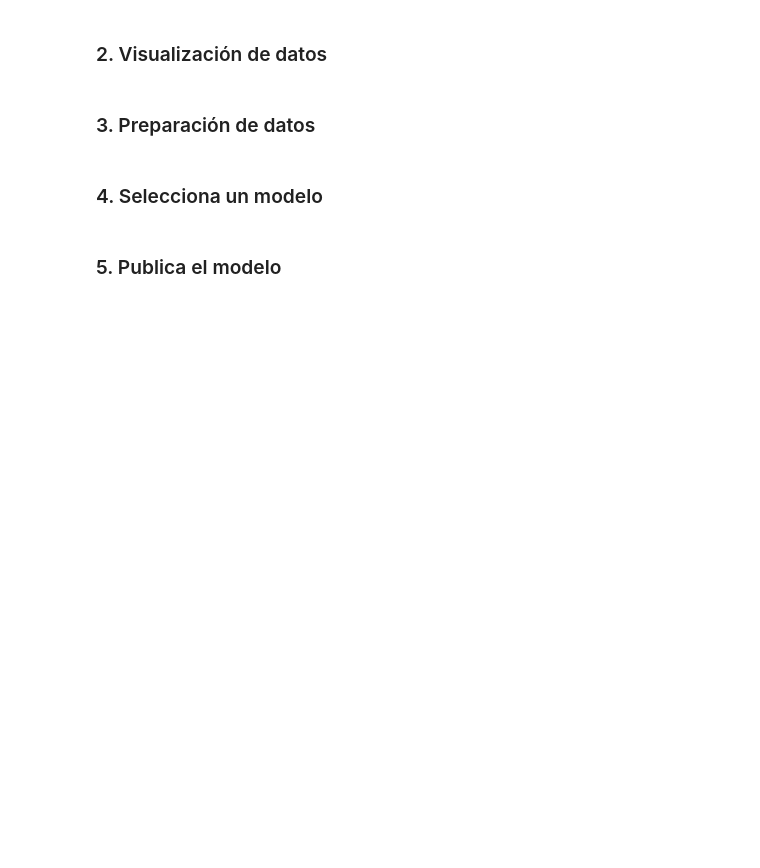
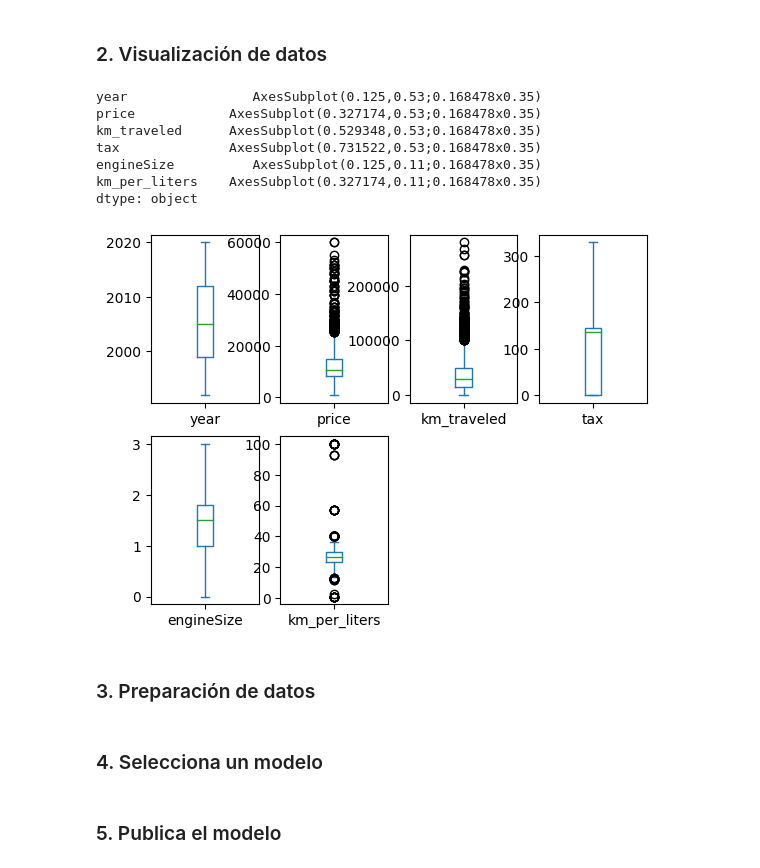
Before and after one commit to ricardoahumada/-Pythor_for_Data_Science, a Jupyter notebook: proyecto/project_process.ipynb, the cells around one changed output. Saved outputs shown, nothing was run; the diff lists cells and outputs as text; code cells hidden in the pictures; blank space fills up the shorter version.

```diff
--- a/proyecto/project_process.ipynb
+++ b/proyecto/project_process.ipynb
@@ -10,4 +13,5 @@
 # %%
 # Carga los datos
+df=pd.read_csv('car_price_data.csv')
 # %%
 # Entiende las dimensiones
@@ -19,6 +52,16 @@
 ###  2. Visualización de datos
 # %%
 # Plots univariantes: box and whisker
+df.plot(kind='box', subplots=True, layout=(2,4), sharex=False, sharey=False)
+# %% [output]
+year                AxesSubplot(0.125,0.53;0.168478x0.35)
+price            AxesSubplot(0.327174,0.53;0.168478x0.35)
+km_traveled      AxesSubplot(0.529348,0.53;0.168478x0.35)
+tax              AxesSubplot(0.731522,0.53;0.168478x0.35)
+engineSize          AxesSubplot(0.125,0.11;0.168478x0.35)
+km_per_liters    AxesSubplot(0.327174,0.11;0.168478x0.35)
+dtype: object
+[figure, added]
 # %%
 # Plots univariantes: histogramas
 # %%
```
Also changed, not shown: parts of 4 cells of this notebook.
